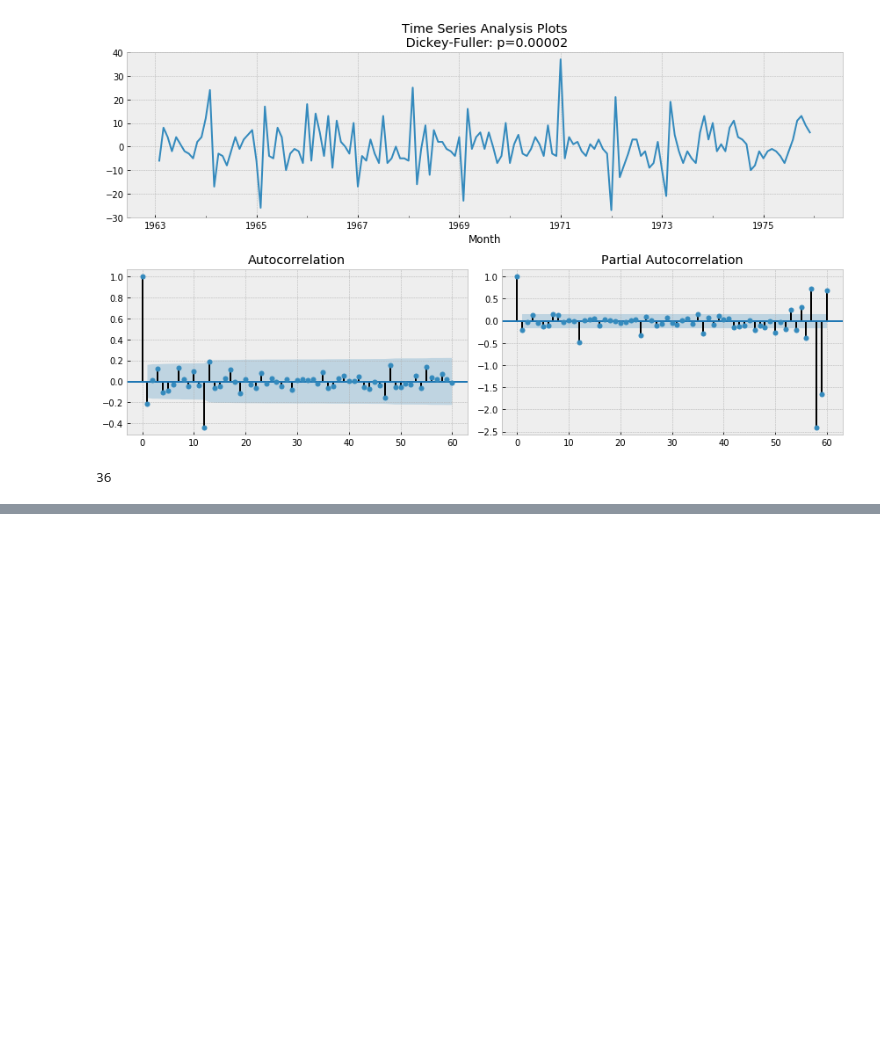
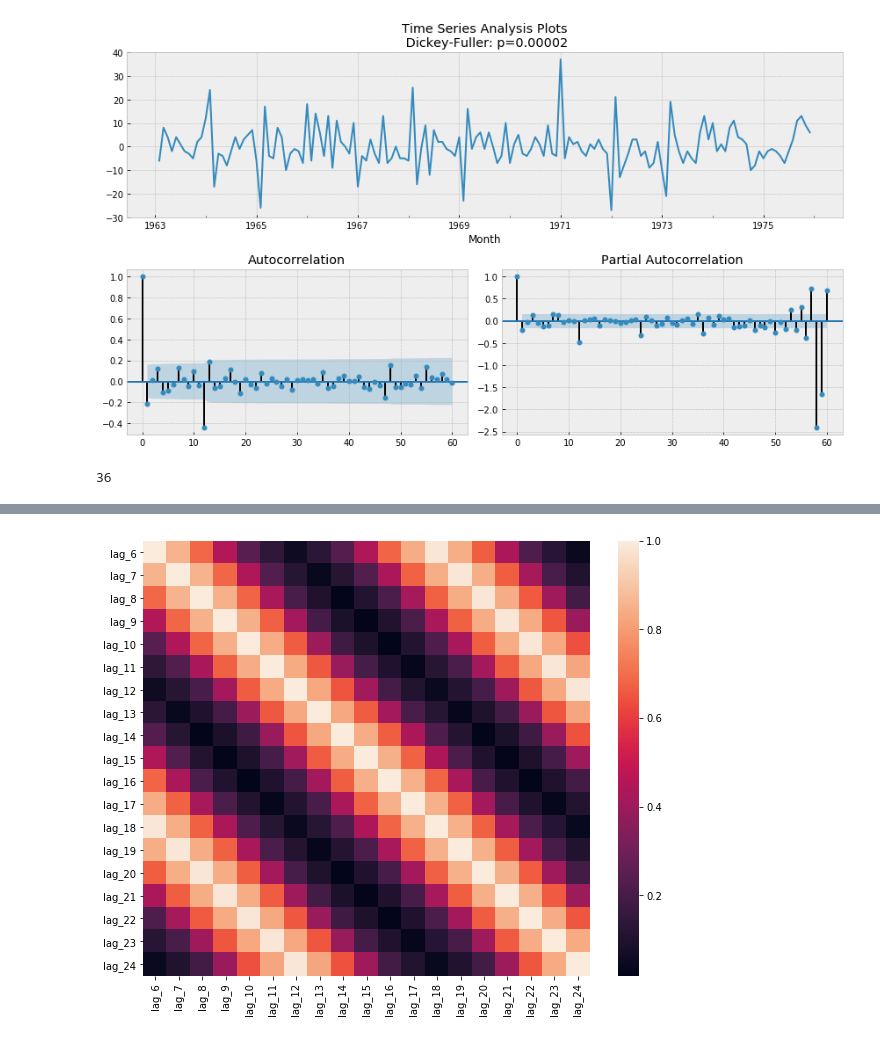
Before and after one commit to eunique96/CS4404_Machine_Learning_Project, a Jupyter notebook: MMP_Forecast_Final.ipynb, the cells around one changed output, grey strips where cells are left out. Drawn from its saved outputs; the diff is of its cells as text; code cells hidden in the pictures; blank space fills up the shorter version.

```diff
--- a/MMP_Forecast_Final.ipynb
+++ b/MMP_Forecast_Final.ipynb
@@ -710,0 +775,4 @@ NameError: name 'result_table' is not defined
+# %%
+#o 24
+for i in range(6, 25):
+    data["lag_{}".format(i)] = data.y.shift(i)
@@ -710,0 +935,7 @@ NameError: name 'result_table' is not defined
+# %%
+#First, let's make sure that we have features to drop and that the data has
+#highly correlated features.
+plt.figure(figsize=(10, 8))
+sns.heatmap(X_train.corr());
+# %% [output]
+[figure, added]
```
Also changed, not shown: parts of 30 cells of this notebook.
